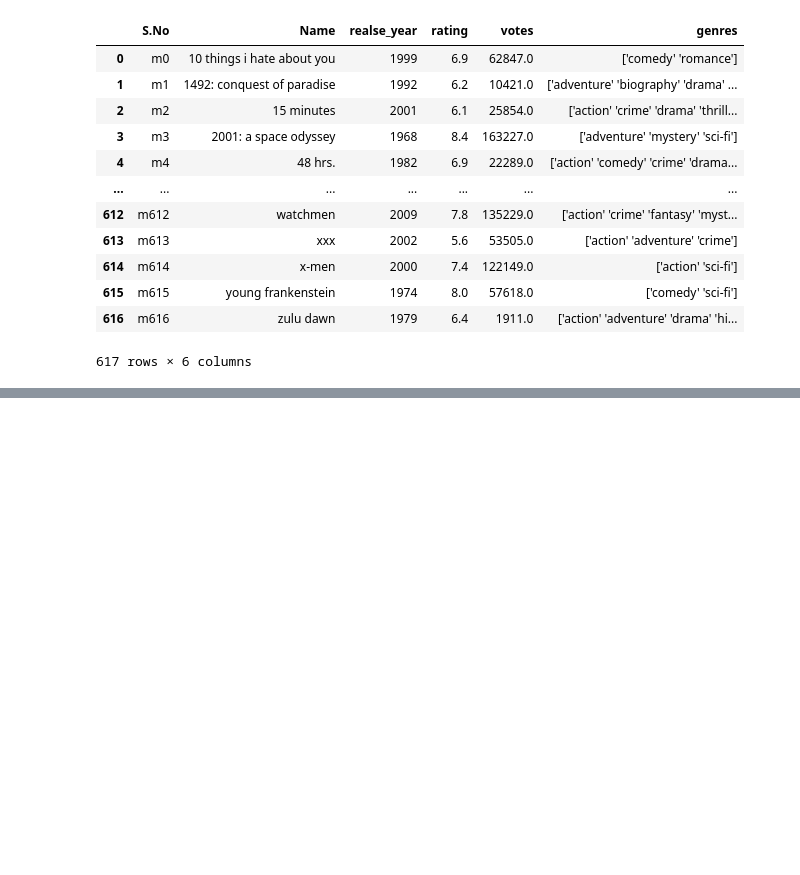
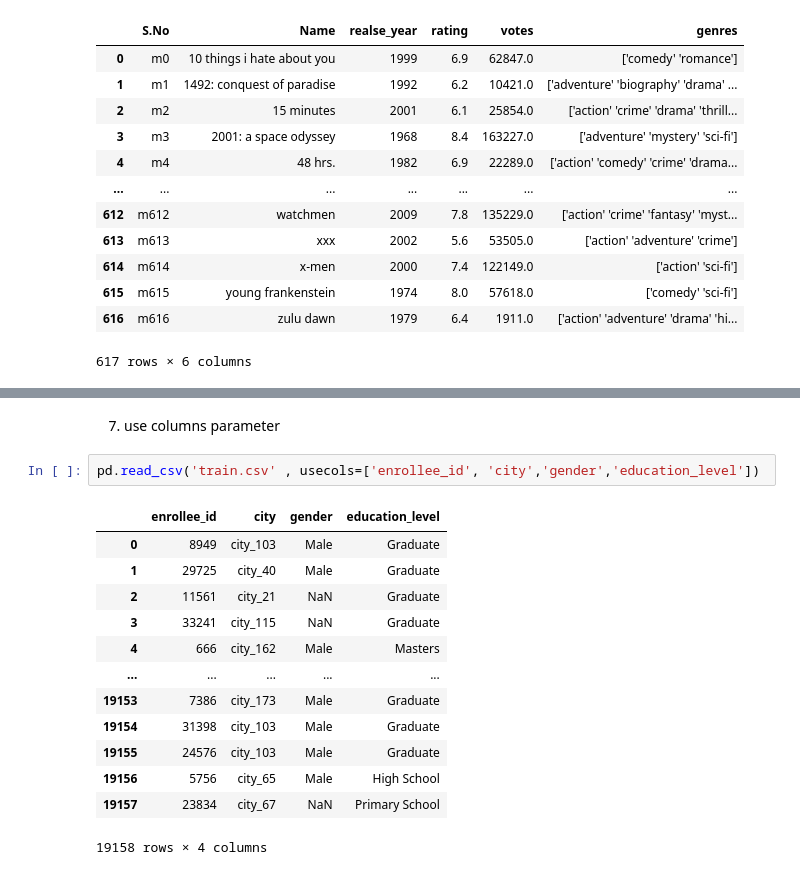
Before and after one commit to 960Subhamsingh/Data-Sciences, a Jupyter notebook: 1 - working with csv file/working with csv.ipynb, the cells around one changed output, grey strips where cells are left out. Drawn from its saved outputs; the diff is of its cells as text; blank space fills up the shorter version.

```diff
--- a/1 - working with csv file/working with csv.ipynb
+++ b/1 - working with csv file/working with csv.ipynb
@@ -69,0 +89,18 @@ pd.read_csv("movie_titles .tsv" ,sep='\t' ,names=['S.No','Name','realse_year','r
+# %% [markdown]
+7. use columns parameter
+# %%
+pd.read_csv('train.csv' , usecols=['enrollee_id', 'city','gender','education_level'])
+# %% [output]
+|  | enrollee_id | city | gender | education_level |
+| 0 | 8949 | city_103 | Male | Graduate |
+| 1 | 29725 | city_40 | Male | Graduate |
+| 2 | 11561 | city_21 | NaN | Graduate |
+| 3 | 33241 | city_115 | NaN | Graduate |
+| 4 | 666 | city_162 | Male | Masters |
+| ... | ... | ... | ... | ... |
+| 19153 | 7386 | city_173 | Male | Graduate |
+| 19154 | 31398 | city_103 | Male | Graduate |
+| 19155 | 24576 | city_103 | Male | Graduate |
+| 19156 | 5756 | city_65 | Male | High School |
+| 19157 | 23834 | city_67 | NaN | Primary School |
+19158 rows × 4 columns
```
Also changed, not shown: parts of 12 cells of this notebook.
